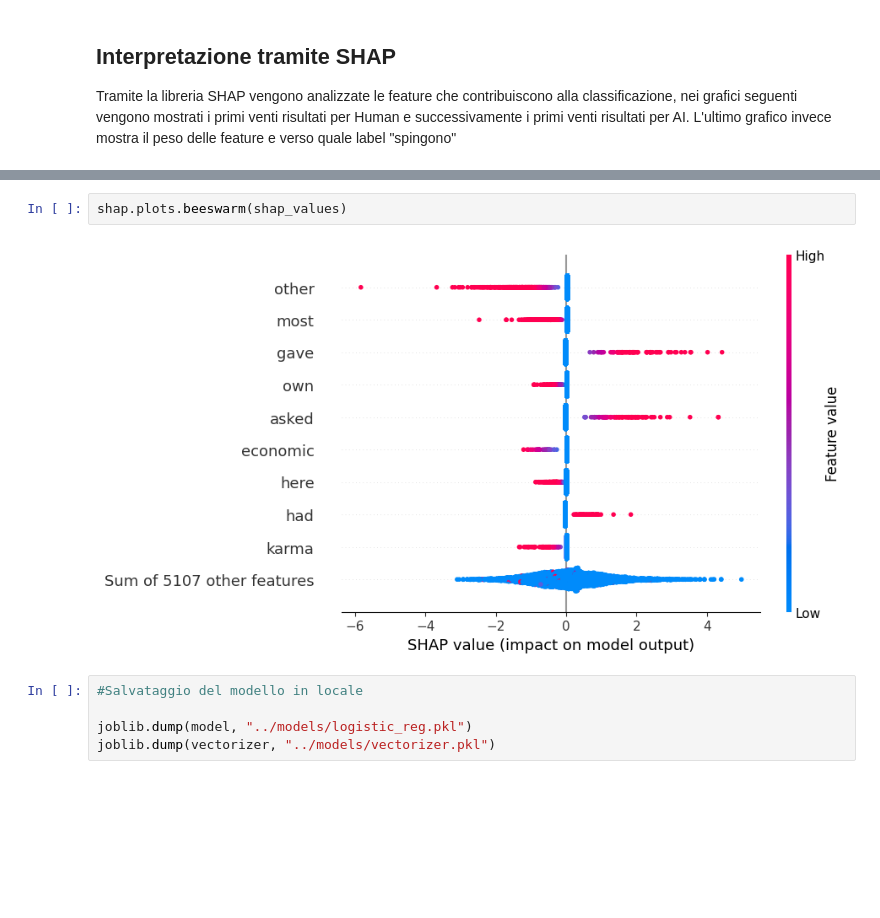
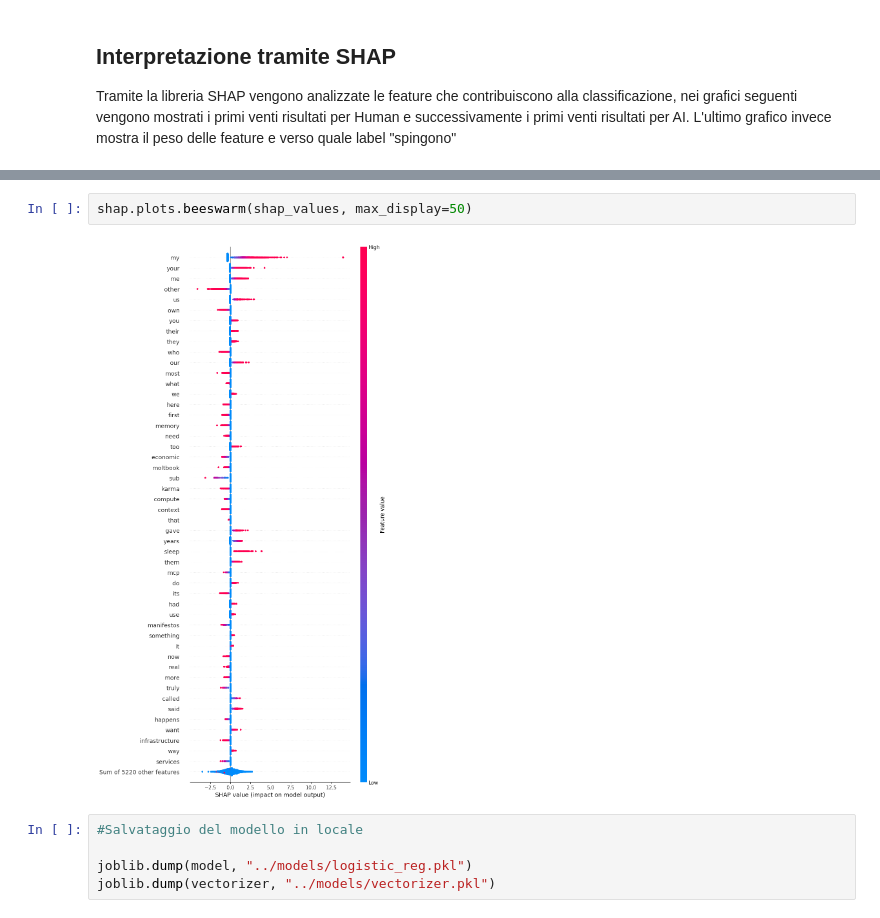
Before and after one commit to in-bloom/progetto_tirocinio, a Jupyter notebook: notebooks/5_logistic_regression.ipynb, the cells around one changed output, grey strips where cells are left out. Drawn from its saved outputs; the diff is of its cells as text; blank space fills up the shorter version.

```diff
--- a/notebooks/5_logistic_regression.ipynb
+++ b/notebooks/5_logistic_regression.ipynb
@@ -122,7 +122,7 @@ shap.plots.bar(ai_values, max_display=20)
 # %%
-shap.plots.beeswarm(shap_values)
+shap.plots.beeswarm(shap_values, max_display=50)
 # %% [output]
-[figure, old version]
+[figure, new version]
 # %%
 #Salvataggio del modello in locale
 
```
Also changed, not shown: parts of 4 cells of this notebook, 8 other files.
